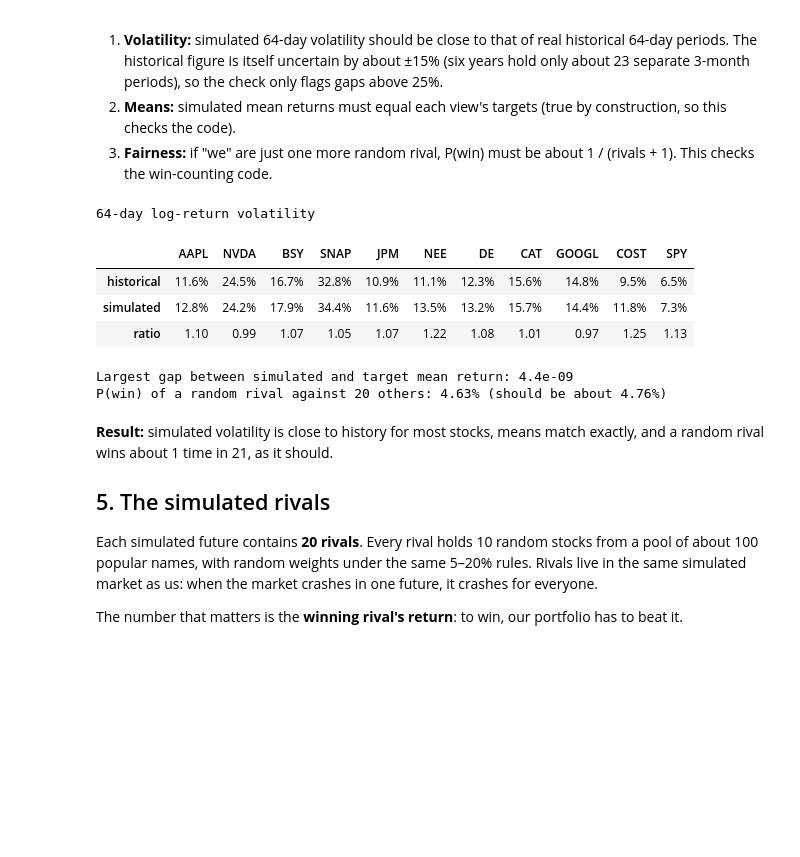
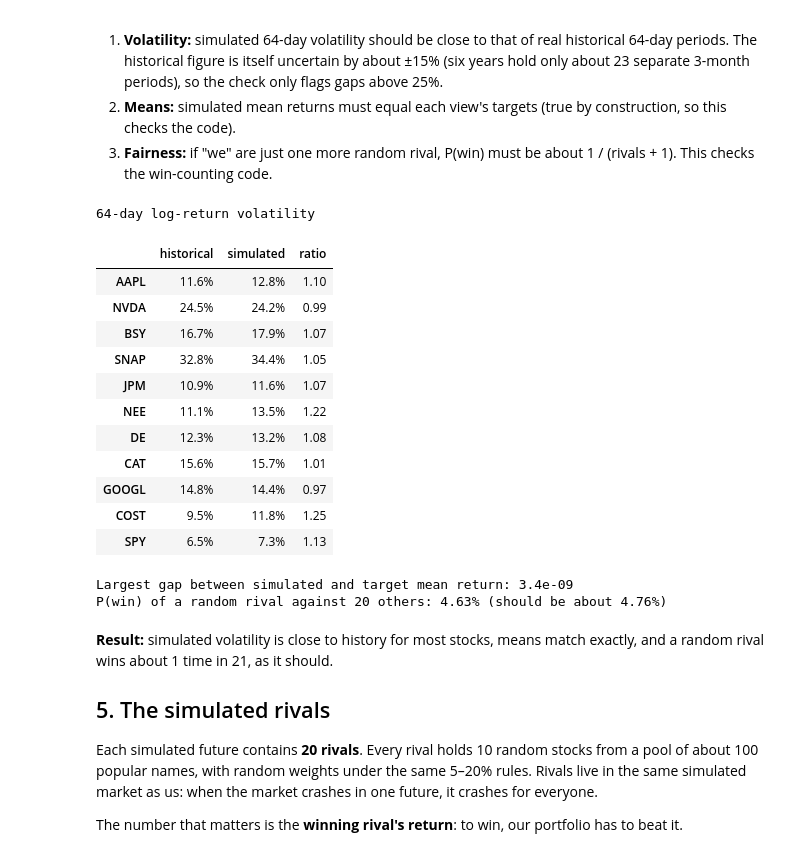
Before and after one commit to ArturasDedinas123/stock-competition-portfolio, a Jupyter notebook: notebooks/1_build_portfolio.ipynb, the cells around one changed output. Saved outputs shown, nothing was run; the diff lists cells and outputs as text; code cells hidden in the pictures; blank space fills up the shorter version.

```diff
--- a/notebooks/1_build_portfolio.ipynb
+++ b/notebooks/1_build_portfolio.ipynb
@@ -349,35 +352,43 @@ Inputs, and the expected return over the 64-day competition in each view
 2. **Means:** simulated mean returns must equal each view's targets (true by construction, so this checks the code).
 3. **Fairness:** if "we" are just one more random rival, P(win) must be about 1 / (rivals + 1). This checks the win-counting code.
 # %%
-hist_vol = np.log(prices[TICKERS + [BENCHMARK]]).diff(HORIZON).std()
+hist_vol = stats.log_returns(prices.reindex(columns=TICKERS + [BENCHMARK]), HORIZON).std()
 sim_vol = pd.Series(np.log1p(screen_returns[VIEWS[0]]).std(axis=0), index=TICKERS + [BENCHMARK])
 vol_check = pd.DataFrame({"historical": hist_vol, "simulated": sim_vol, "ratio": sim_vol / hist_vol})
-display(vol_check.T.style.format("{:.1%}").format("{:.2f}", subset=pd.IndexSlice["ratio", :])
-        .set_caption(f"{HORIZON}-day log-return volatility"))
-assert 0.75 <= vol_check.loc[BENCHMARK, "ratio"] <= 1.25, "Simulated SPY volatility is off by more than 25%"
+display(vol_check.style.set_caption(f"{HORIZON}-day log-return volatility")
+        .format({"historical": "{:.1%}", "simulated": "{:.1%}", "ratio": "{:.2f}"}))
+benchmark_ratio = float(sim_vol[BENCHMARK] / hist_vol[BENCHMARK])
+assert 0.75 <= benchmark_ratio <= 1.25, "Simulated SPY volatility is off by more than 25%"
 
 mean_gap = max(
     np.abs(screen_returns[v].mean(axis=0, dtype=np.float64) - targets[v].loc[TICKERS + [BENCHMARK]].to_numpy()).max()
     for v in VIEWS if v in targets.columns
 )
 print(f"Largest gap between simulated and target mean return: {mean_gap:.1e}")
 assert mean_gap < 1e-4
 
 check_totals, check_expected = scenarios.bootstrap_log_returns(LOG_RETURNS, HORIZON, 50_000, BLOCK_DAYS,
                                                                np.random.default_rng(SEED + 99))
 check_returns = scenarios.apply_view(check_totals, check_expected, targets["neutral"].to_numpy())
-_, _, every_rival = rivals.rival_field(check_returns[:, :N_POOL], N_RIVALS + 1, SEED + 99, N, MIN_WEIGHT,
-                                       MAX_WEIGHT, return_all=True)
+every_rival = rivals.rival_returns(check_returns[:, :N_POOL], N_RIVALS + 1, SEED + 99, N, MIN_WEIGHT, MAX_WEIGHT)
 p_self = (every_rival[:, 0] > every_rival[:, 1:].max(axis=1)).mean()
 print(f"P(win) of a random rival against {N_RIVALS} others: {p_self:.2%} (should be about {1 / (N_RIVALS + 1):.2%})")
 assert abs(p_self - 1 / (N_RIVALS + 1)) < 0.006
 # %% [output]
 64-day log-return volatility
-|  | AAPL | NVDA | BSY | SNAP | JPM | NEE | DE | CAT | GOOGL | COST | SPY |
-| historical | 11.6% | 24.5% | 16.7% | 32.8% | 10.9% | 11.1% | 12.3% | 15.6% | 14.8% | 9.5% | 6.5% |
-| simulated | 12.8% | 24.2% | 17.9% | 34.4% | 11.6% | 13.5% | 13.2% | 15.7% | 14.4% | 11.8% | 7.3% |
-| ratio | 1.10 | 0.99 | 1.07 | 1.05 | 1.07 | 1.22 | 1.08 | 1.01 | 0.97 | 1.25 | 1.13 |
+|  | historical | simulated | ratio |
+| AAPL | 11.6% | 12.8% | 1.10 |
+| NVDA | 24.5% | 24.2% | 0.99 |
+| BSY | 16.7% | 17.9% | 1.07 |
+| SNAP | 32.8% | 34.4% | 1.05 |
+| JPM | 10.9% | 11.6% | 1.07 |
+| NEE | 11.1% | 13.5% | 1.22 |
+| DE | 12.3% | 13.2% | 1.08 |
+| CAT | 15.6% | 15.7% | 1.01 |
+| GOOGL | 14.8% | 14.4% | 0.97 |
+| COST | 9.5% | 11.8% | 1.25 |
+| SPY | 6.5% | 7.3% | 1.13 |
-Largest gap between simulated and target mean return: 4.4e-09
+Largest gap between simulated and target mean return: 3.4e-09
 P(win) of a random rival against 20 others: 4.63% (should be about 4.76%)
 # %% [markdown]
 **Result:** simulated volatility is close to history for most stocks, means match exactly, and a random rival wins about 1 time in 21, as it should.
```
Also changed, not shown: parts of 15 cells of this notebook, 15 other files.
